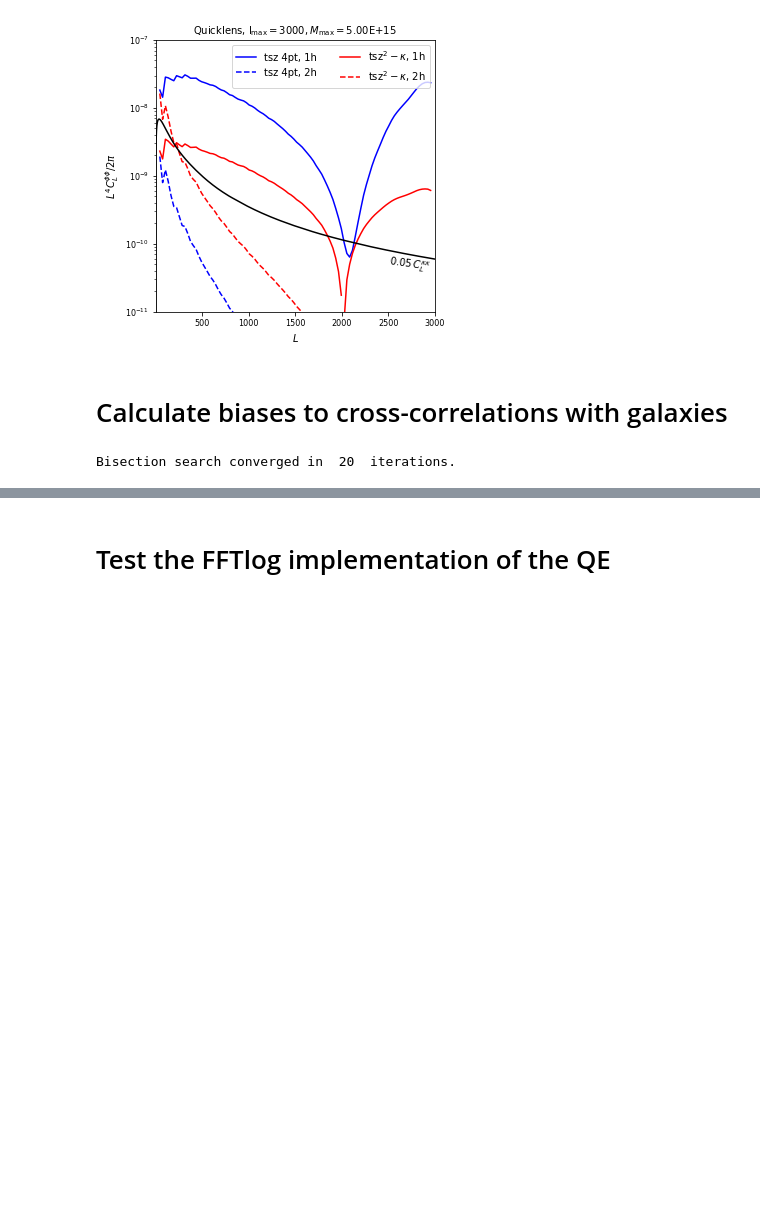
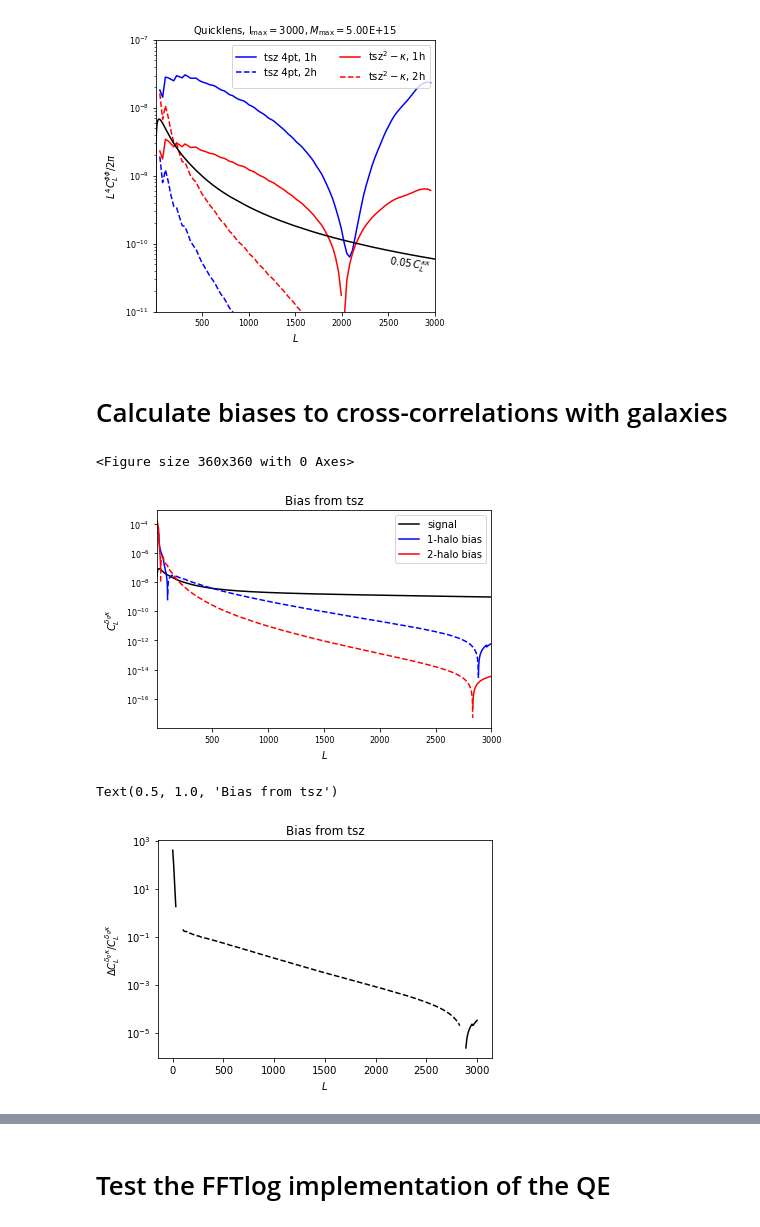
Before and after one commit to abaleato/CosmoBLENDER, a Jupyter notebook: example_pipeline.ipynb, the cells around one changed output, grey strips where cells are left out. Cells and saved outputs as stored; diff of their text form; code cells hidden in the pictures; blank space fills up the shorter version.

Commit message:
improve calc of signal clkg in notebooks

```diff
--- a/example_pipeline.ipynb
+++ b/example_pipeline.ipynb
@@ -356,16 +356,15 @@ ax.tick_params(axis='both', which='minor', labelsize=8)
 # Calculate biases to cross-correlations with galaxies
 # %%
 survey_name = "DESI LRG"
-which_bias = 'tsz' #''tsz' or 'cib' or 'mixed'
-experiment = SPT_5e15
 
 # Add the HOD for the galaxy sample that we will cross-correlating with lensing
-z_mean_LRG, surface_ngal_of_z_lrg = tls.get_DESI_surface_ngal_of_z('lrg')
-comov_ngal_lrg_persqdeg_interp = np.interp(hm_calc.hcos.zs, z_mean_LRG, tls.get_comoving_from_surface_ngal(z_mean_LRG, surface_ngal_of_z_lrg))
-hm_calc.hcos.add_hod(name=survey_name, ngal=comov_ngal_lrg_persqdeg_interp)
+z_mean_gal, surface_ngal_of_z_gal = tls.get_DESI_surface_ngal_of_z('lrg')
+comov_ngal_gal_persqdeg_interp = np.interp(hm_calc.hcos.zs, z_mean_gal, tls.get_comoving_from_surface_ngal(z_mean_gal, surface_ngal_of_z_gal))
+hm_calc.hcos.add_hod(name=survey_name, ngal=comov_ngal_gal_persqdeg_interp)
-# %% [output]
-Bisection search converged in  20  iterations.
 # %%
+which_bias = 'tsz' #''tsz' or 'cib' or 'mixed'
+experiment = SPT_5e15
+
 if which_bias=='tsz':
     hm_calc.get_tsz_cross_biases(experiment, survey_name=survey_name)
 elif which_bias=='cib':
@@ -385,21 +384,35 @@ pgm_1h = hm_calc.hcos.get_power_1halo("nfw", survey_name)
 pgm_2h = hm_calc.hcos.get_power_2halo("nfw", survey_name)
 Pgm = pgm_1h + pgm_2h
 ells = np.linspace(2, 3000, 300)
-Cls = hm_calc.hcos.C_kg(ells, hm_calc.hcos.zs, hm_calc.hcos.ks, Pgm, gzs=0.8, lzs=1100.)
+Cls = hm_calc.hcos.C_kg(ells, hm_calc.hcos.zs, hm_calc.hcos.ks, Pgm, gzs=z_mean_gal, gdndz=surface_ngal_of_z_gal, lzs=1100.)
+# %% [output]
+<Figure size 360x360 with 0 Axes>
 # %%
 plt.plot(ells, 0.05 * Cls, 'k', label='signal')
 
 plt.plot(experiment.biases['ells'], scaling * cross_w_gals_1h_pos, color='b', label='1-halo bias')
 plt.plot(experiment.biases['ells'], scaling * cross_w_gals_1h_neg, color='b', ls='--')
 
 plt.plot(experiment.biases['ells'], scaling * cross_w_gals_2h_pos, color='r', label='2-halo bias')
 plt.plot(experiment.biases['ells'], scaling * cross_w_gals_2h_neg, color='r', ls='--')
 
 plt.yscale('log')
 plt.xlim([2, 3000])
 ax = plt.gca()
 ax.tick_params(axis='both', which='major', labelsize=8)
 ax.tick_params(axis='both', which='minor', labelsize=8)
 plt.ylabel(r'$C_{L}^{\delta_{g}\kappa}$')
 plt.xlabel(r'$L$')
 plt.legend()
+plt.title('Bias from {}'.format(which_bias))
+plt.show()
+
+plt.semilogy(ells, np.interp(ells, experiment.biases['ells'], cross_w_gals_1h_pos + cross_w_gals_2h_pos) / Cls, color='k')
+plt.semilogy(ells, np.interp(ells, experiment.biases['ells'], cross_w_gals_1h_neg + cross_w_gals_2h_neg) / Cls, color='k', ls='--')
+plt.ylabel(r'$\Delta C_{L}^{\delta_{g}\kappa} / C_{L}^{\delta_{g}\kappa}$')
+plt.xlabel(r'$L$')
+plt.title('Bias from {}'.format(which_bias))
+# %% [output]
+[figure, added]
+Text(0.5, 1.0, 'Bias from tsz')
+[figure, added]
```
Also changed, not shown: parts of 1 cell of this notebook, 1 other file.
